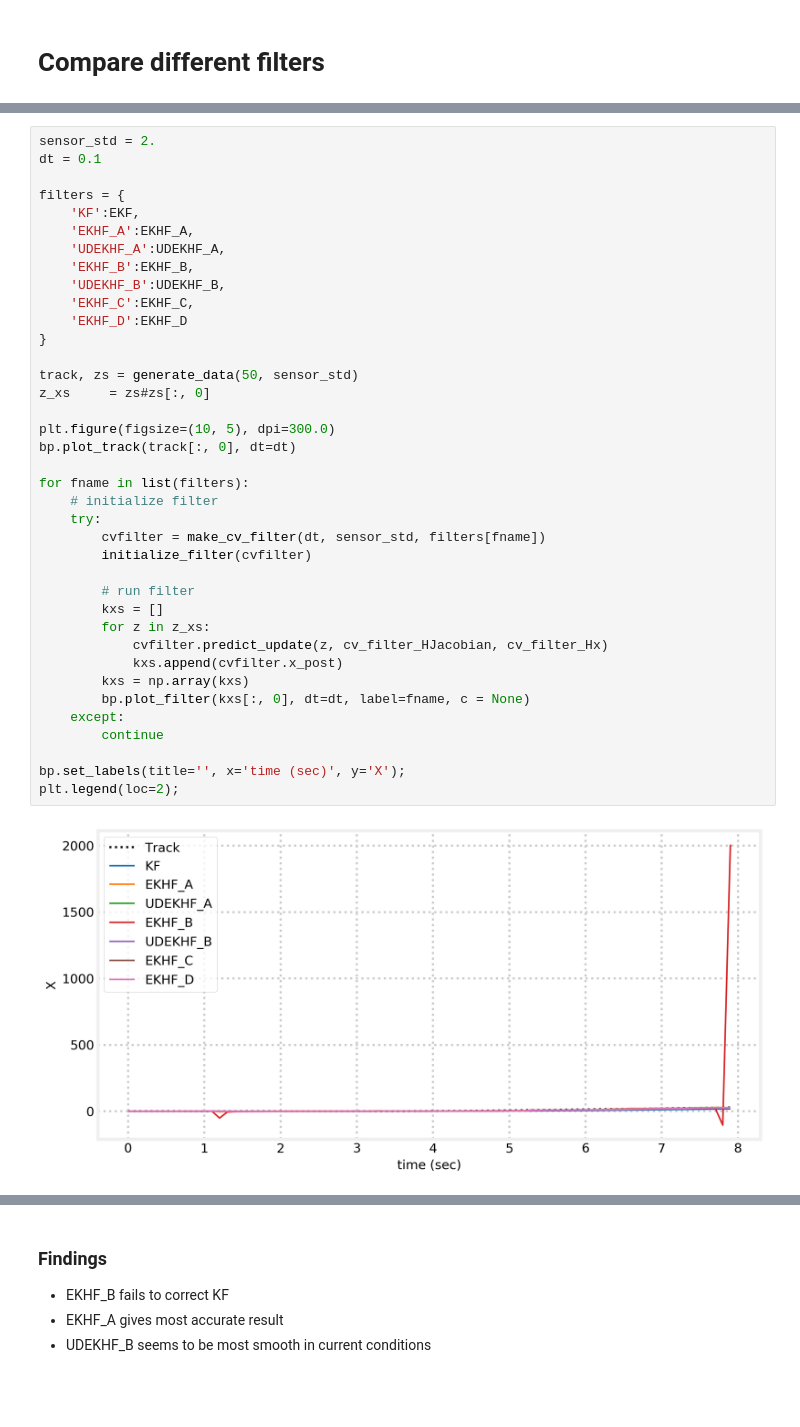
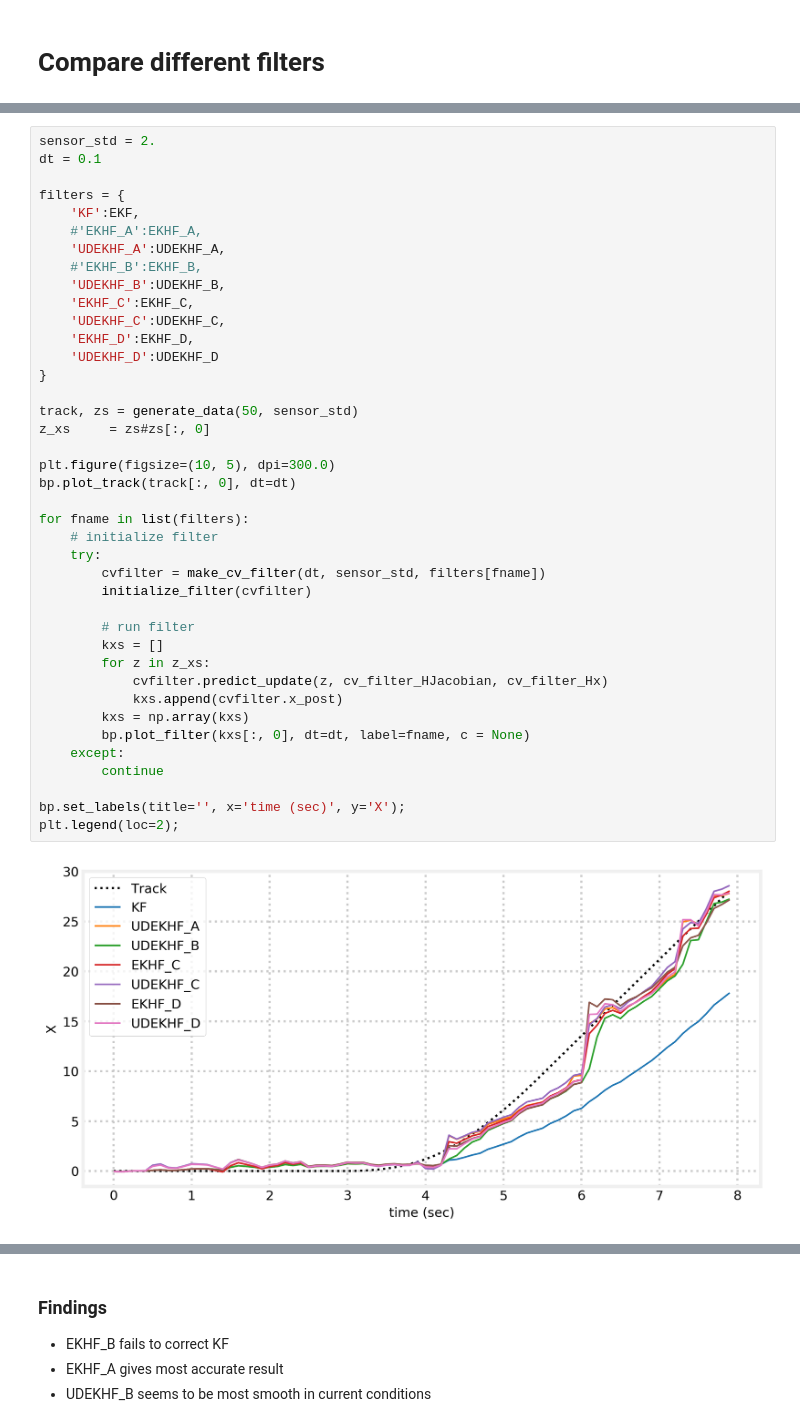
Before and after one commit to shkolnick-kun/kalman_h_infinity_filters, a Jupyter notebook: TestLinear2d.ipynb, the cells around one changed output, grey strips where cells are left out. Drawn from its saved outputs; the diff is of its cells as text; blank space fills up the shorter version.

```diff
--- a/TestLinear2d.ipynb
+++ b/TestLinear2d.ipynb
@@ -177,40 +177,42 @@ dt = 0.1
 
 filters = {
     'KF':EKF,
-    'EKHF_A':EKHF_A,
+    #'EKHF_A':EKHF_A,
     'UDEKHF_A':UDEKHF_A,
-    'EKHF_B':EKHF_B,
+    #'EKHF_B':EKHF_B,
     'UDEKHF_B':UDEKHF_B,
     'EKHF_C':EKHF_C,
-    'EKHF_D':EKHF_D
+    'UDEKHF_C':UDEKHF_C,
+    'EKHF_D':EKHF_D,
+    'UDEKHF_D':UDEKHF_D
 }
 
 track, zs = generate_data(50, sensor_std)
 z_xs     = zs#zs[:, 0]
 
 plt.figure(figsize=(10, 5), dpi=300.0)
 bp.plot_track(track[:, 0], dt=dt)
 
 for fname in list(filters):
     # initialize filter
     try:
         cvfilter = make_cv_filter(dt, sensor_std, filters[fname])
         initialize_filter(cvfilter)
 
         # run filter
         kxs = []
         for z in z_xs:
             cvfilter.predict_update(z, cv_filter_HJacobian, cv_filter_Hx)
             kxs.append(cvfilter.x_post)
         kxs = np.array(kxs)
         bp.plot_filter(kxs[:, 0], dt=dt, label=fname, c = None)
     except:
         continue
 
 bp.set_labels(title='', x='time (sec)', y='X');
 plt.legend(loc=2);
 # %% [output]
-[figure, old version]
+[figure, new version]
 # %%
 # reinitialize filter
 dt = 0.1
```
Also changed, not shown: parts of 37 cells of this notebook, 10 other files.
